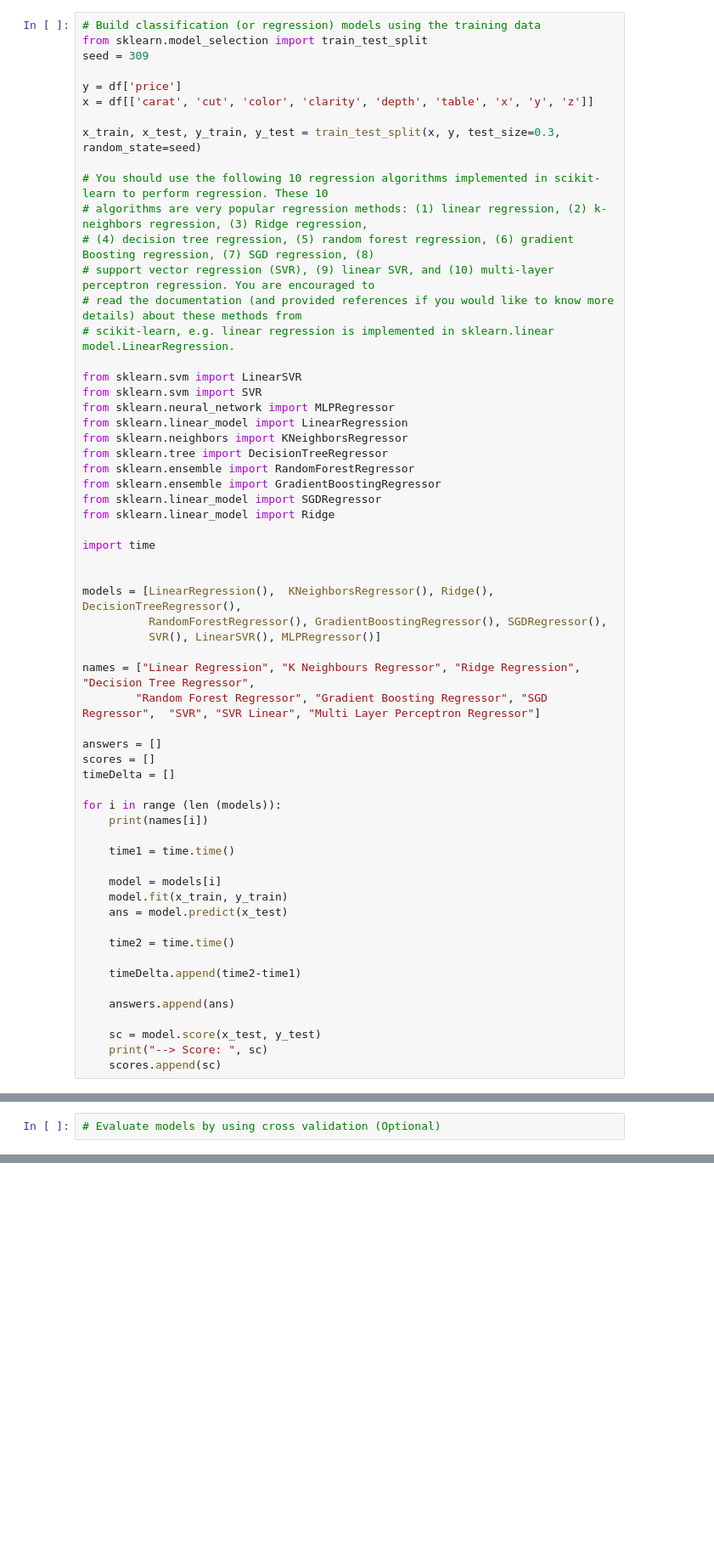
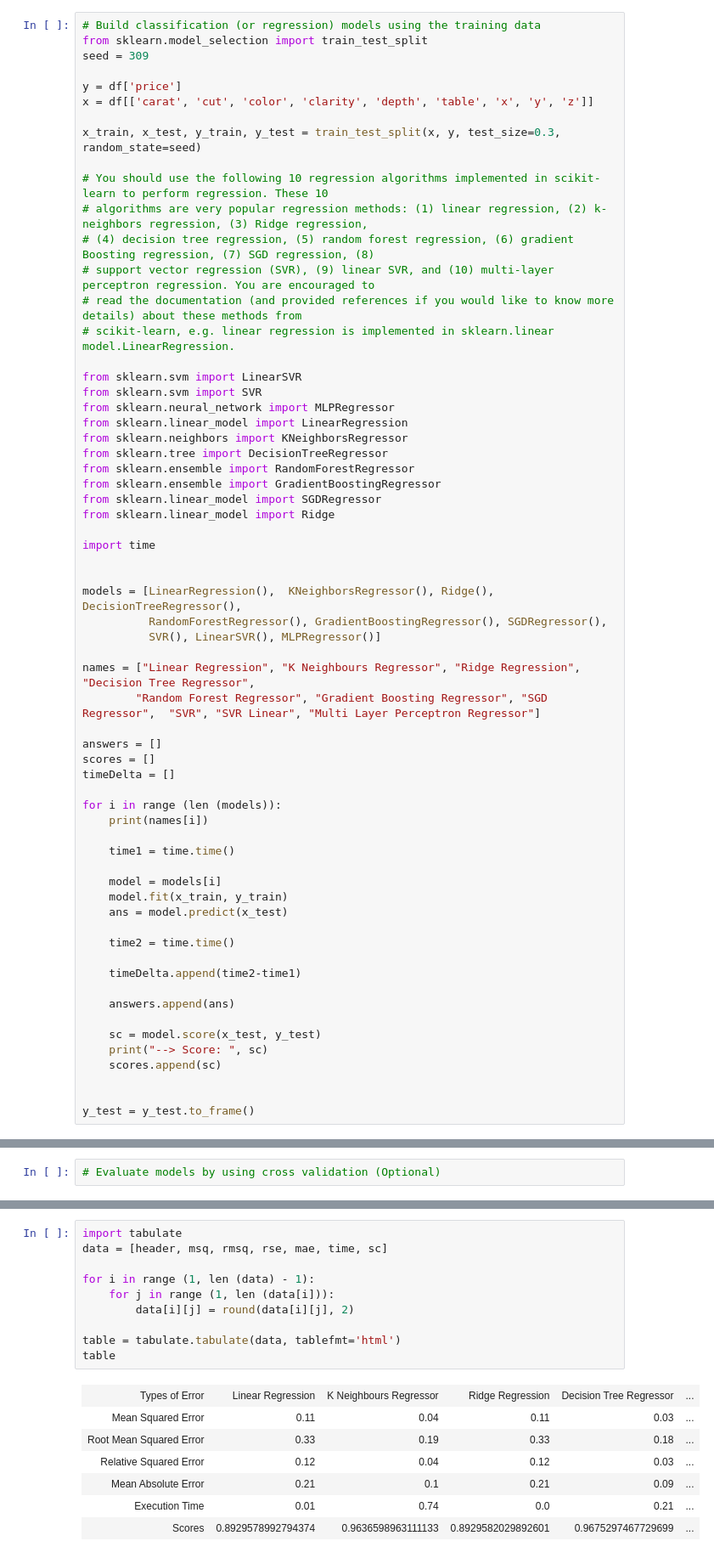
Before and after one commit to evoliee/comp309, a Jupyter notebook: a4/Part 1 - regression/a4.ipynb, the cells around one changed output, grey strips where cells are left out. Shown: that part at 85% size. Drawn from its saved outputs; the diff is of its cells as text; blank space fills up the shorter version.

```diff
--- a/a4/Part 1 - regression/a4.ipynb
+++ b/a4/Part 1 - regression/a4.ipynb
@@ -157,6 +157,9 @@ for i in range (len (models)):
     sc = model.score(x_test, y_test)
     print("--> Score: ", sc)
     scores.append(sc)
+
+
+y_test = y_test.to_frame()
 # %% [output]
 Linear Regression
 --> Score:  0.8929578992794374
@@ -209,0 +258,18 @@ def meanAbsoluteError(myAnswer, trueAnswer):
+# %%
+import tabulate
+data = [header, msq, rmsq, rse, mae, time, sc]
+
+for i in range (1, len (data) - 1):
+    for j in range (1, len (data[i])):
+        data[i][j] = round(data[i][j], 2)
+
+table = tabulate.tabulate(data, tablefmt='html')
+table
+# %% [output]
+| Types of Error | Linear Regression | K Neighbours Regressor | Ridge Regression | Decision Tree Regressor | ... |
+| Mean Squared Error | 0.11 | 0.04 | 0.11 | 0.03 | ... |
+| Root Mean Squared Error | 0.33 | 0.19 | 0.33 | 0.18 | ... |
+| Relative Squared Error | 0.12 | 0.04 | 0.12 | 0.03 | ... |
+| Mean Absolute Error | 0.21 | 0.1 | 0.21 | 0.09 | ... |
+| Execution Time | 0.01 | 0.74 | 0.0 | 0.21 | ... |
+| Scores | 0.8929578992794374 | 0.9636598963111133 | 0.8929582029892601 | 0.9675297467729699 | ... |
```
Also changed, not shown: parts of 4 cells of this notebook.
